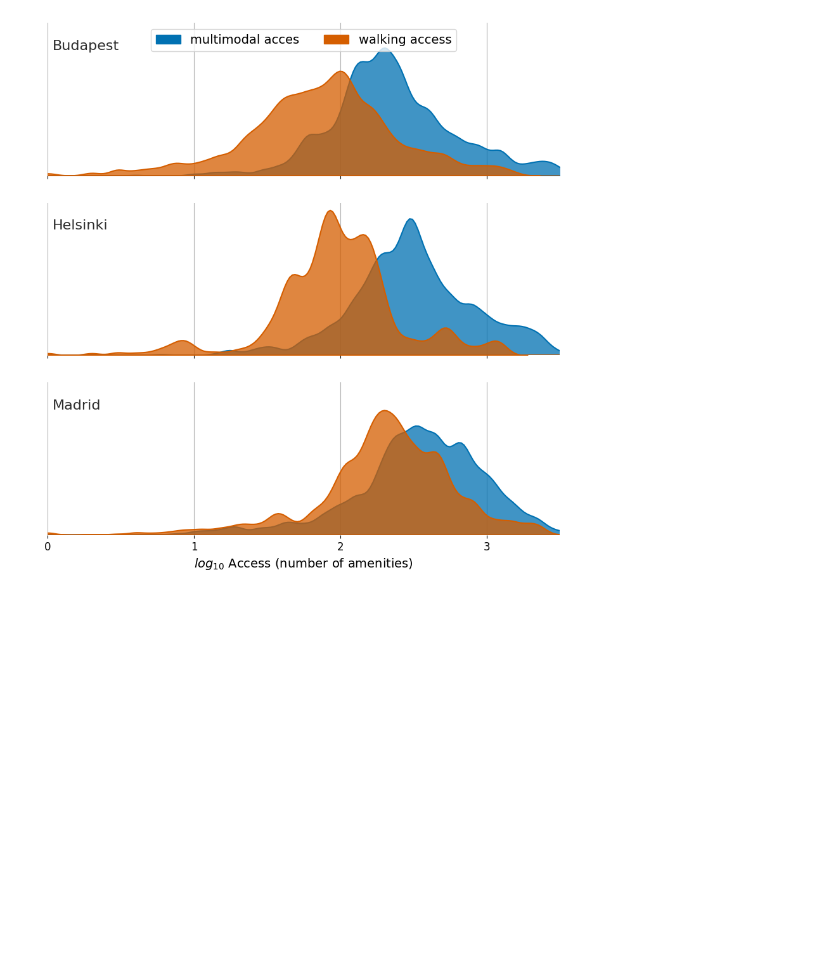
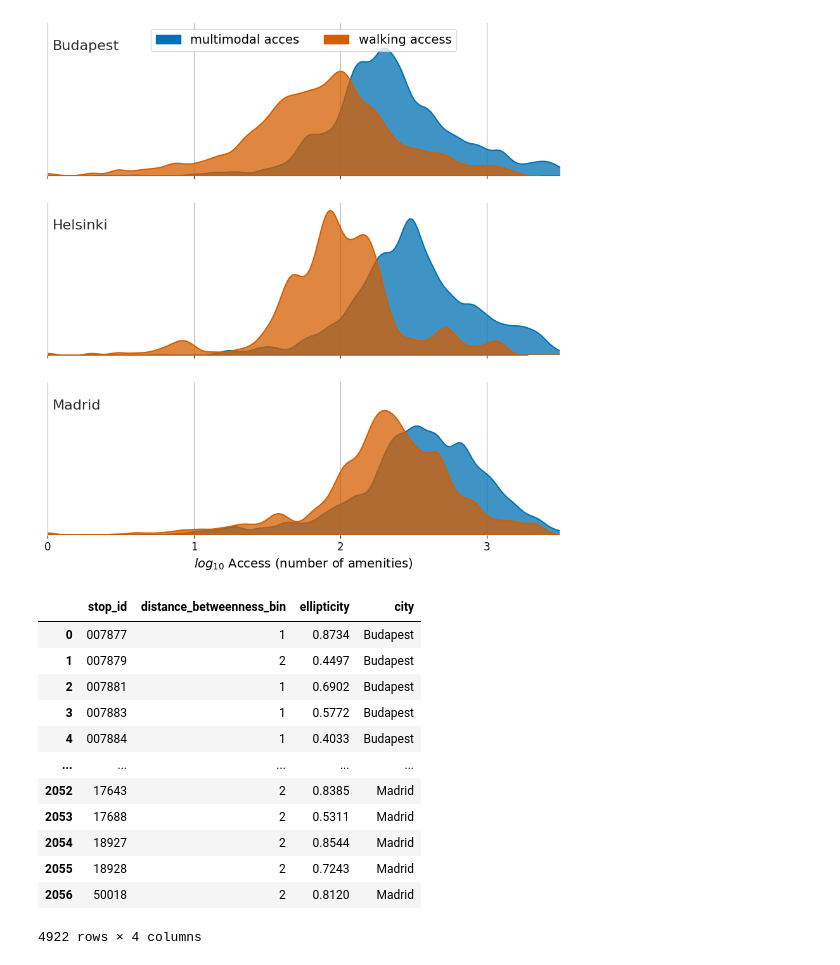
Before and after one commit to ANETILab/public_transport_in_the_15minute_city, a Jupyter notebook: notebooks/plot_accessibility_distribution.ipynb, the cells around one changed output. Cells and saved outputs as stored; diff of their text form; code cells hidden in the pictures; blank space fills up the shorter version.

```diff
--- a/notebooks/plot_accessibility_distribution.ipynb
+++ b/notebooks/plot_accessibility_distribution.ipynb
@@ -151,0 +135,23 @@ for i in ["png", "svg", "pdf"]:
+# %%
+to_plot2 = pd.DataFrame()
+for x, city in zip([bud, hel, mad], ["Budapest", "Helsinki", "Madrid"]):
+    x["distance_betweenness_bin"] = pd.qcut(np.log10(x["distance_betweenness"]).tolist(), 2, labels=["1", "2"])
+    temp = x[["stop_id", "distance_betweenness_bin", "ellipticity"]].copy()
+    temp["city"] = city
+    to_plot2 = pd.concat([to_plot2, temp])
+# %%
+to_plot2
+# %% [output]
+|  | stop_id | distance_betweenness_bin | ellipticity | city |
+| 0 | 007877 | 1 | 0.8734 | Budapest |
+| 1 | 007879 | 2 | 0.4497 | Budapest |
+| 2 | 007881 | 1 | 0.6902 | Budapest |
+| 3 | 007883 | 1 | 0.5772 | Budapest |
+| 4 | 007884 | 1 | 0.4033 | Budapest |
+| ... | ... | ... | ... | ... |
+| 2052 | 17643 | 2 | 0.8385 | Madrid |
+| 2053 | 17688 | 2 | 0.5311 | Madrid |
+| 2054 | 18927 | 2 | 0.8544 | Madrid |
+| 2055 | 18928 | 2 | 0.7243 | Madrid |
+| 2056 | 50018 | 2 | 0.8120 | Madrid |
+4922 rows × 4 columns
```
Also changed, not shown: parts of 9 cells of this notebook, 6 other files.
